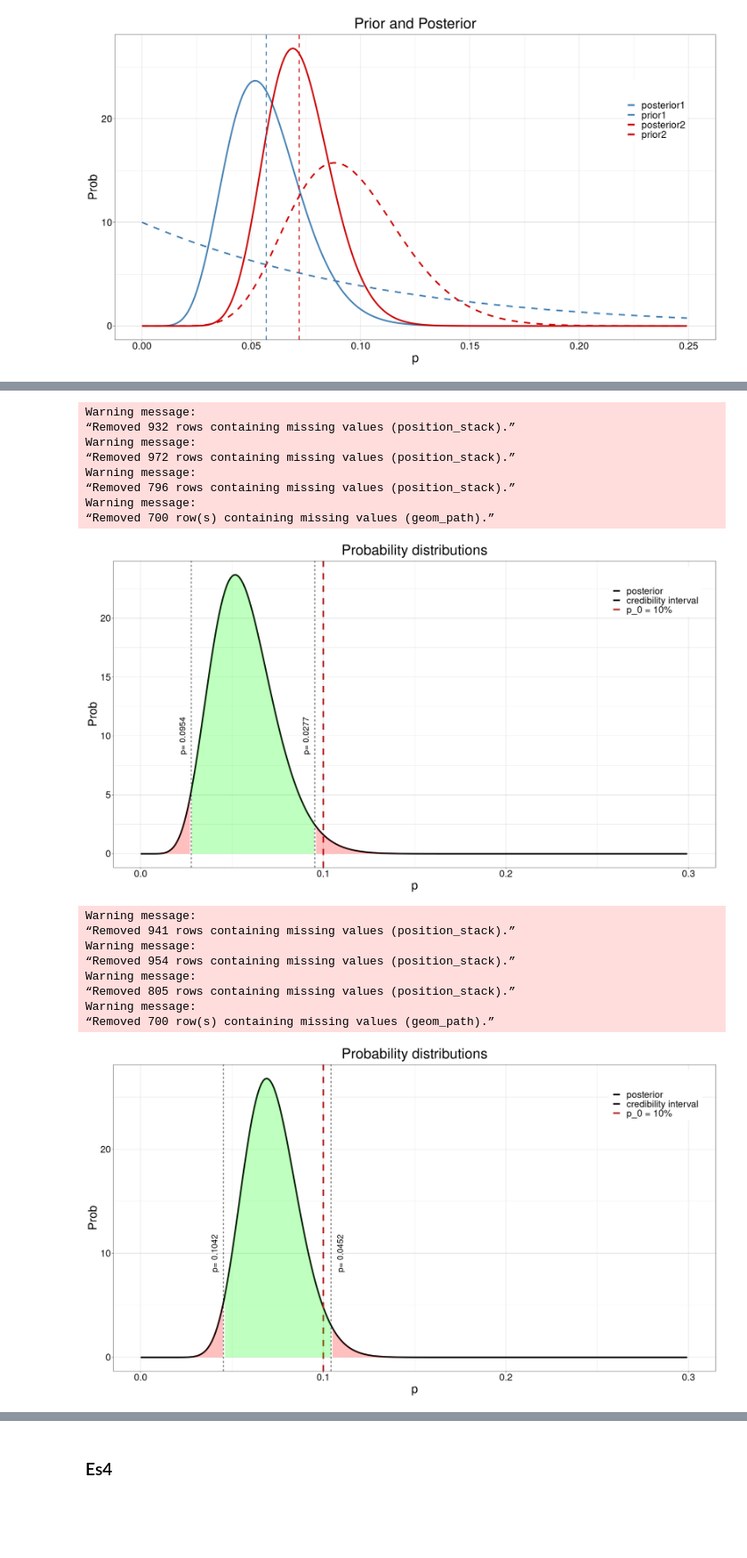
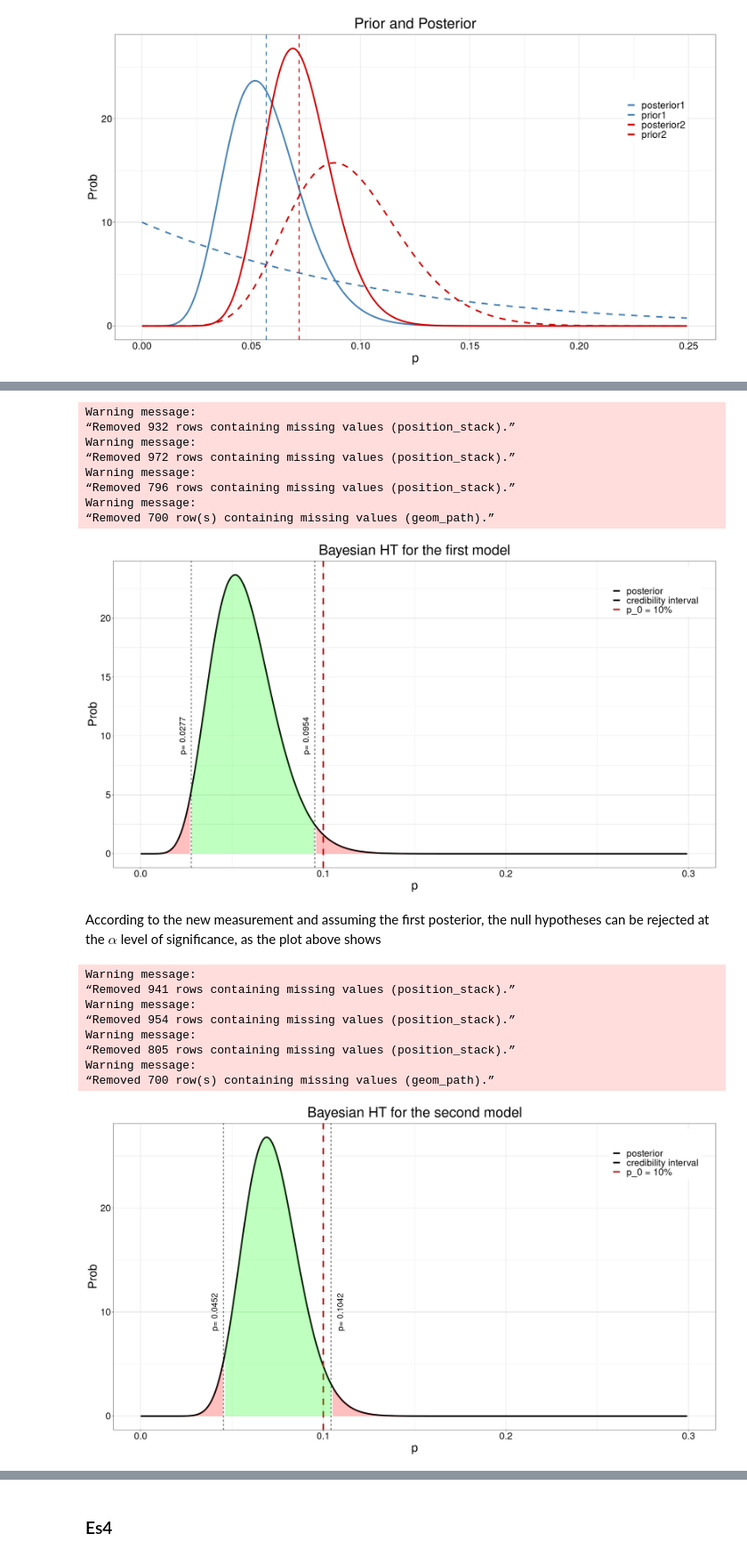
Before and after one commit to PietroCappelli/Advance_stat, a Jupyter notebook: Exercises/exercise06.ipynb, the cells around one changed output, grey strips where cells are left out. Shown at 89% size. Drawn from its saved outputs; the diff is of its cells as text; code cells hidden in the pictures; blank space fills up the shorter version.

```diff
--- a/Exercises/exercise06.ipynb
+++ b/Exercises/exercise06.ipynb
@@ -139,13 +163,15 @@ p_rej <- seq(p_alpha, 0.3, length.out=150)
 
 plot <- ggplot() +
         geom_line(aes(x=p, y=beta_distr, color="posterior"),lwd=1.5) +
-        geom_vline(xintercept = p_alpha, color="green", lwd=1.5) +
+        geom_vline(xintercept = p_alpha, color="black", lwd=1) +
         geom_vline(xintercept = p_0, linetype="dashed", color="firebrick", lwd=1.5) +
+        geom_area(aes(x = ifelse(p<p_alpha, p, 0), y=beta_distr,), fill=adjustcolor("green",alpha.f=0.25))+
+        geom_area(aes(x = ifelse(p>p_alpha-0.0005, p, 1), y=beta_distr,), fill=adjustcolor("red",alpha.f=0.25))+
         theme_linedraw() +
         xlim(0,0.3)+
-        scale_color_manual(name = "", values = c("posterior" = "deepskyblue","accettance limit"="green", "p_0" = "firebrick" ))+
-        labs(title=glue("Probability distributions"), x="p",y="Prob")+
-        theme(text = element_text(size=22), plot.title = element_text( hjust = 0.5))
+        scale_color_manual(name = "", values = c("posterior" = "black","accettance limit"="black", "p_0" = "firebrick","acc region"="green", "rej region" = "red" ))+
+        labs(title=glue("Bayesian HT"), x="p",y="Prob")+
+        theme(text = element_text(size=22), plot.title = element_text( hjust = 0.5), legend.position=c(.9,.75))
 
 plot
 # %% [output]
@@ -440,8 +514,8 @@ plot <- ggplot() +
         xlim(0,0.3)+
         ylim(0,16)+
 
-        annotate("text", x=low-0.005, y=10, label= paste("p=",round(high,4)),angle=90, size=6) +
-        annotate("text", x=high-0.005, y=10, label= paste("p=",round(low,4)),angle=90, size=6) +
+        annotate("text", x=low-0.005, y=10, label= paste("p=",round(low,4)),angle=90, size=6) +
+        annotate("text", x=high-0.005, y=10, label= paste("p=",round(high,4)),angle=90, size=6) +
 
         scale_color_manual(name = "", values = c("posterior" = "black","credibility interval"="black", "p_0 = 10%" = "firebrick" ))+
         labs(title=glue("Probability distributions"), x="p",y="Prob")+
@@ -565,11 +697,11 @@ plot <- ggplot() +
         theme_linedraw() +
         xlim(0,0.3)+
 
-        annotate("text", x=low1-0.005, y=10, label= paste("p=",round(high1,4)),angle=90, size=6) +
-        annotate("text", x=high1-0.005, y=10, label= paste("p=",round(low1,4)),angle=90, size=6) +
+        annotate("text", x=low1-0.005, y=10, label= paste("p=",round(low1,4)),angle=90, size=6) +
+        annotate("text", x=high1-0.005, y=10, label= paste("p=",round(high1,4)),angle=90, size=6) +
 
         scale_color_manual(name = "", values = c("posterior" = "black","credibility interval"="black", "p_0 = 10%" = "firebrick" ))+
-        labs(title=glue("Probability distributions"), x="p",y="Prob")+
+        labs(title=glue("Bayesian HT for the first model"), x="p",y="Prob")+
         theme(text = element_text(size=24), plot.title = element_text( hjust = 0.5), legend.position=c(.9,.90))
 plot
 # %% [output]
@@ -581,37 +713,39 @@ Warning message:
 “Removed 796 rows containing missing values (position_stack).”
 Warning message:
 “Removed 700 row(s) containing missing values (geom_path).”
-[figure, old version]
+[figure, new version]
+# %% [markdown]
+According to the new measurement and assuming the first posterior, the null hypotheses can be rejected at the $\alpha$ level of significance, as the plot above shows
 # %%
 low2  <- qbeta(0.025, alpha_post2, beta_post2)
 high2 <- qbeta(0.975, alpha_post2, beta_post2)
 
 
 plot <- ggplot() +
         geom_line(aes(x=p, y=post2, color="posterior"),lwd=1.5) +
         geom_vline(xintercept = p_h0, linetype="dashed", color="firebrick", lwd=1.5) +
         geom_vline(xintercept = low2, linetype="dashed", color="black") +
         geom_vline(xintercept = high2, linetype="dashed", color="black") +
         geom_area(aes(x = ifelse(p>low2 & p< high2 , p, 1), y=post2,), fill=adjustcolor("green",alpha.f=0.25))+
         geom_area(aes(x = ifelse(p<low2 , p, 1), y=post2,), fill=adjustcolor("red",alpha.f=0.25))+
         geom_area(aes(x = ifelse(p>high2 , p, 1), y=post2,), fill=adjustcolor("red",alpha.f=0.25))+
         theme_linedraw() +
         xlim(0,0.3)+
 
-        annotate("text", x=low2-0.005, y=10, label= paste("p=",round(high2,4)),angle=90, size=6) +
-        annotate("text", x=high2+0.005, y=10, label= paste("p=",round(low2,4)),angle=90, size=6) +
+        annotate("text", x=low2-0.005, y=10, label= paste("p=",round(low2,4)),angle=90, size=6) +
+        annotate("text", x=high2+0.005, y=10, label= paste("p=",round(high2,4)),angle=90, size=6) +
 
         scale_color_manual(name = "", values = c("posterior" = "black","credibility interval"="black", "p_0 = 10%" = "firebrick" ))+
-        labs(title=glue("Probability distributions"), x="p",y="Prob")+
+        labs(title=glue("Bayesian HT for the second model"), x="p",y="Prob")+
         theme(text = element_text(size=24), plot.title = element_text( hjust = 0.5), legend.position=c(.9,.90))
 plot
 # %% [output]
 Warning message:
 “Removed 941 rows containing missing values (position_stack).”
 Warning message:
 “Removed 954 rows containing missing values (position_stack).”
 Warning message:
 “Removed 805 rows containing missing values (position_stack).”
 Warning message:
 “Removed 700 row(s) containing missing values (geom_path).”
-[figure, old version]
+[figure, new version]
```
Also changed, not shown: parts of 40 cells of this notebook.
